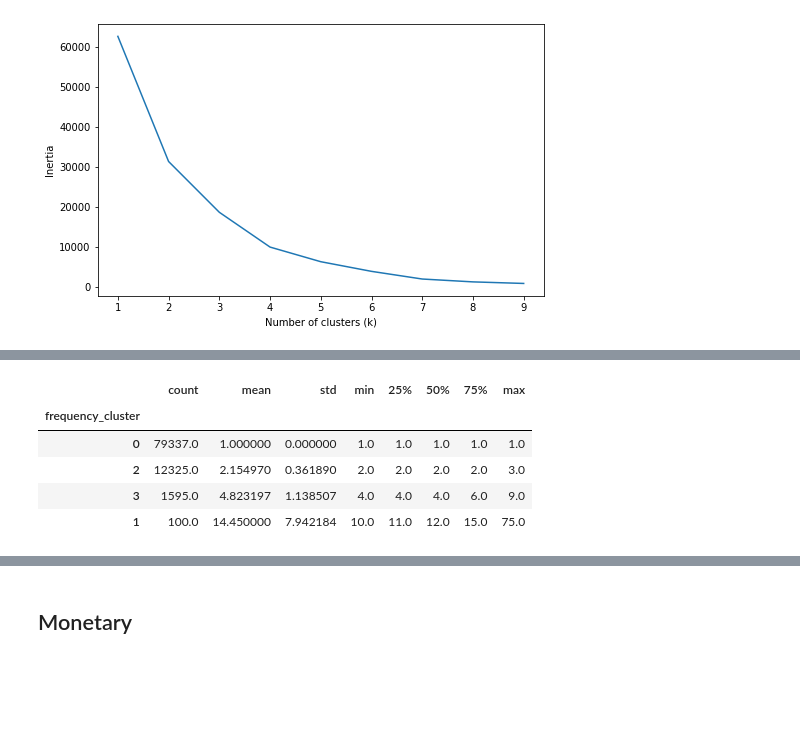
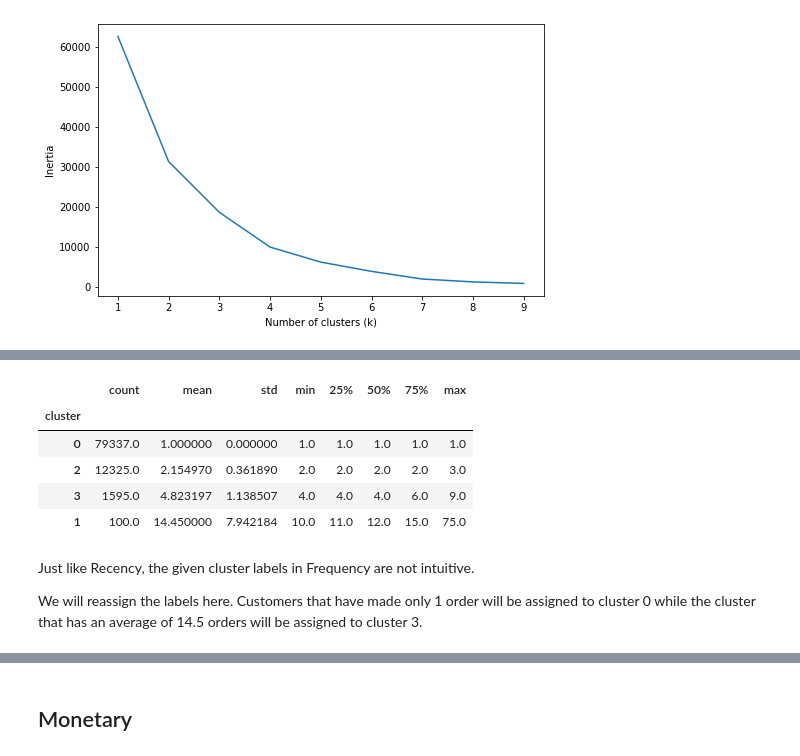
Before and after one commit to gracechia/olist-customer-segmentation, a Jupyter notebook: olist_customer_segmentation.ipynb, the cells around one changed output, grey strips where cells are left out. Cells and saved outputs as stored; diff of their text form; code cells hidden in the pictures; blank space fills up the shorter version.

```diff
--- a/olist_customer_segmentation.ipynb
+++ b/olist_customer_segmentation.ipynb
@@ -220,7 +260,7 @@ recency.groupby('recency_cluster')['inactive_days'].describe().sort_values(by='m
 We will count the number of unique orders made by each customer to obtain their purchase frequencies.
 # %%
 # Create a dataframe to store customers uuid and frequency scores
-frequency = df[['customer_unique_id', 'order_id']]
+frequency = df[['customer_unique_id', 'order_id']].copy()
 # %%
 # Count the number of orders for each customer
 frequency = frequency.groupby('customer_unique_id')['order_id'].count().reset_index()
@@ -250,4 +292,4 @@ plt.ylabel('Inertia');
 # %%
-km = KMeans(n_clusters=4)
+km = KMeans(n_clusters=4, random_state=42)
 km.fit(frequency[['number_of_orders']])
-frequency['frequency_cluster'] = km.labels_
+frequency['cluster'] = km.labels_
@@ -263,9 +296,13 @@ frequency.head()
 # %%
-frequency.groupby('frequency_cluster')['number_of_orders'].describe().sort_values(by='mean')
+frequency.groupby('cluster')['number_of_orders'].describe().sort_values(by='mean')
 # %% [output]
 |  | count | mean | std | min | 25% | 50% | 75% | max |
-| frequency_cluster |  |  |  |  |  |  |  |  |
+| cluster |  |  |  |  |  |  |  |  |
 | 0 | 79337.0 | 1.000000 | 0.000000 | 1.0 | 1.0 | 1.0 | 1.0 | 1.0 |
 | 2 | 12325.0 | 2.154970 | 0.361890 | 2.0 | 2.0 | 2.0 | 2.0 | 3.0 |
 | 3 | 1595.0 | 4.823197 | 1.138507 | 4.0 | 4.0 | 4.0 | 6.0 | 9.0 |
 | 1 | 100.0 | 14.450000 | 7.942184 | 10.0 | 11.0 | 12.0 | 15.0 | 75.0 |
+# %% [markdown]
+Just like Recency, the given cluster labels in Frequency are not intuitive.
+
+We will reassign the labels here. Customers that have made only 1 order will be assigned to cluster 0 while the cluster that has an average of 14.5 orders will be assigned to cluster 3.
```
Also changed, not shown: parts of 29 cells of this notebook.
